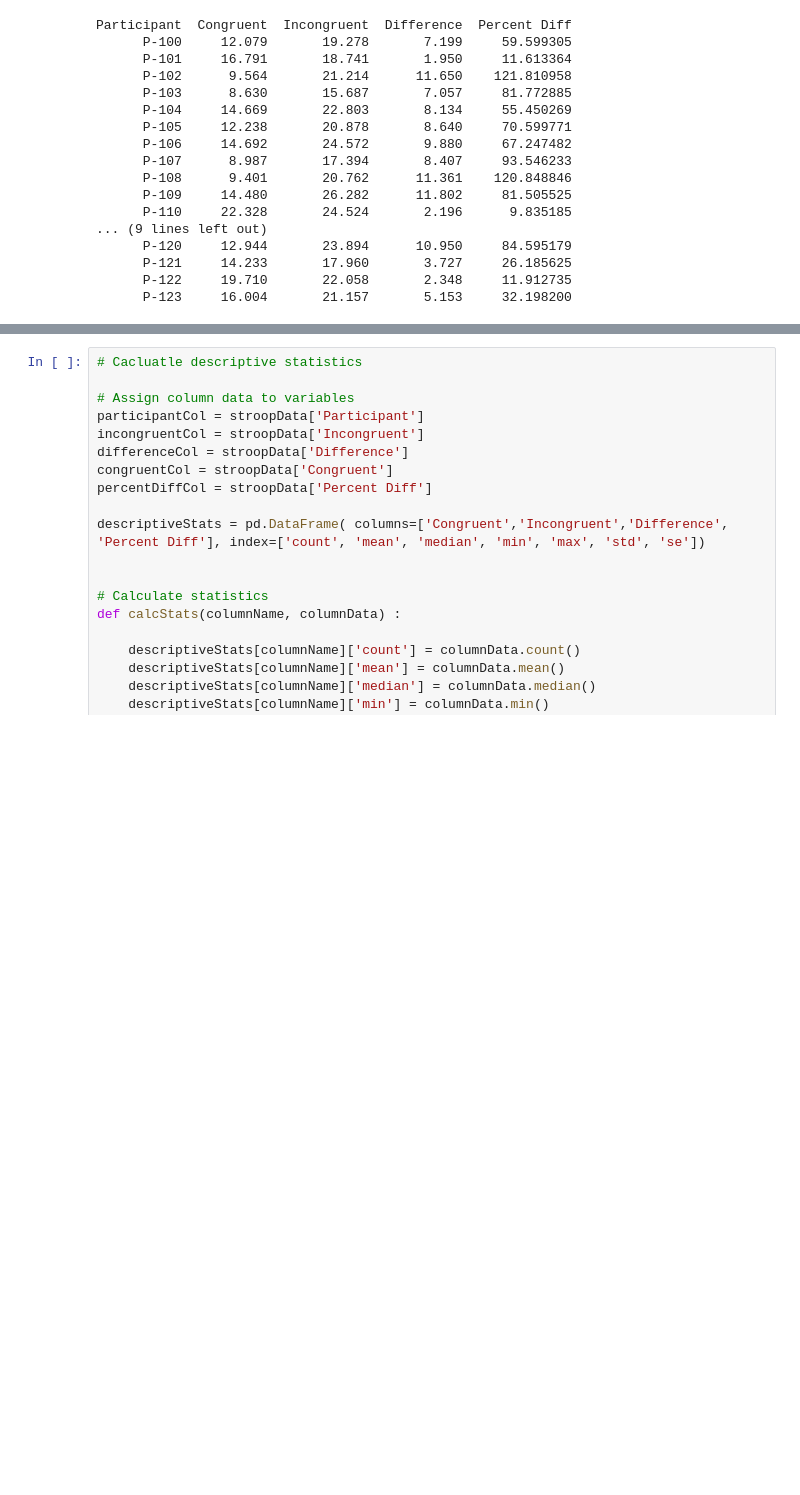
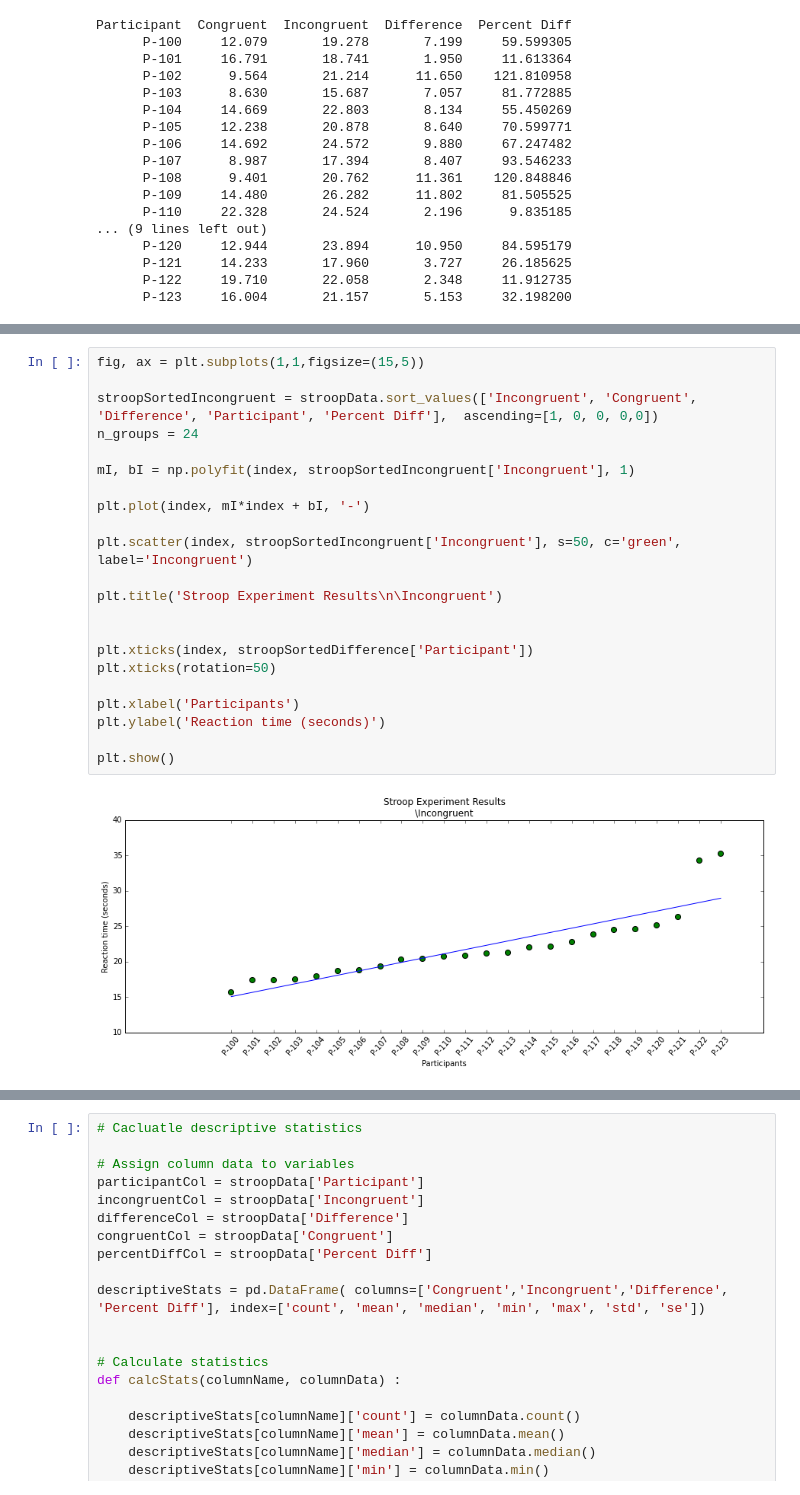
Before and after one commit to lsr-explore/udacity-data-analyst-stroop, a Jupyter notebook: Stroop_Experiment_Analysis.ipynb, the cells around one changed output, grey strips where cells are left out. Saved outputs shown, nothing was run; the diff lists cells and outputs as text; blank space fills up the shorter version.

```diff
--- a/Stroop_Experiment_Analysis.ipynb
+++ b/Stroop_Experiment_Analysis.ipynb
@@ -111,0 +147,24 @@ plt.show()
+# %%
+fig, ax = plt.subplots(1,1,figsize=(15,5))
+
+stroopSortedIncongruent = stroopData.sort_values(['Incongruent', 'Congruent', 'Difference', 'Participant', 'Percent Diff'],  ascending=[1, 0, 0, 0,0])
+n_groups = 24
+
+mI, bI = np.polyfit(index, stroopSortedIncongruent['Incongruent'], 1)
+
+plt.plot(index, mI*index + bI, '-')
+
+plt.scatter(index, stroopSortedIncongruent['Incongruent'], s=50, c='green', label='Incongruent')
+
+plt.title('Stroop Experiment Results\n\Incongruent')
+
+
+plt.xticks(index, stroopSortedDifference['Participant'])
+plt.xticks(rotation=50)
+
+plt.xlabel('Participants')
+plt.ylabel('Reaction time (seconds)')
+
+plt.show()
+# %% [output]
+[figure, added]
```
Also changed, not shown: parts of 8 cells of this notebook, 3 other files.
